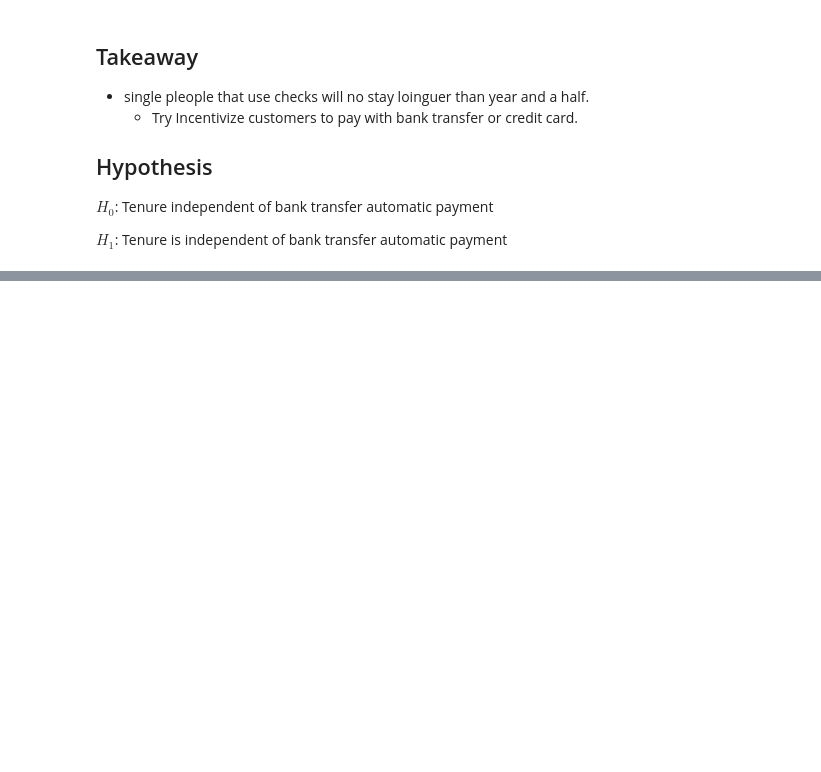
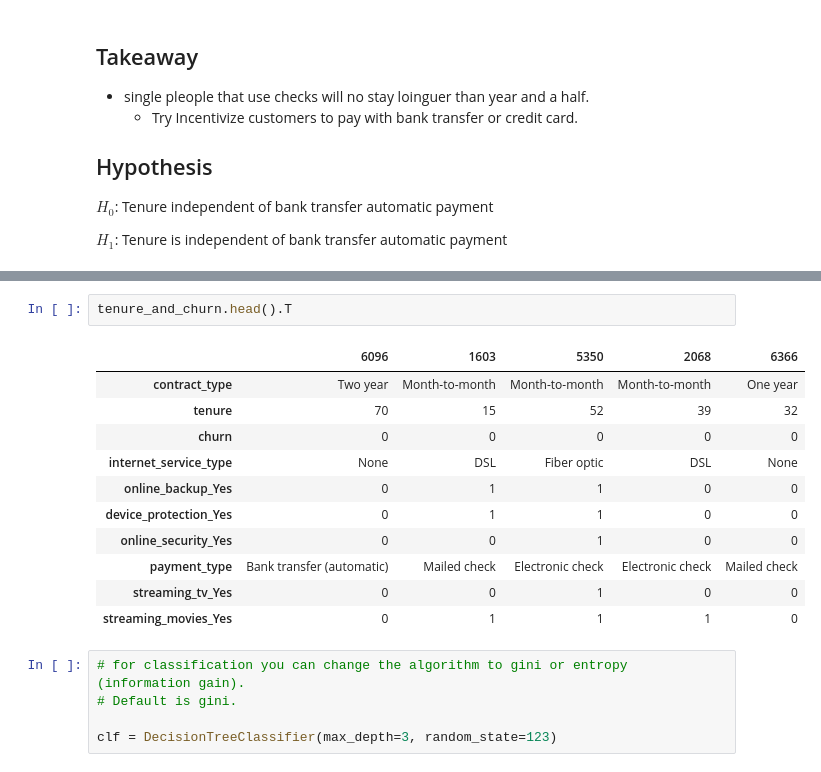
Before and after one commit to VelasquezAlejandro044/telco_classification_project, a Jupyter notebook: telco_churn_project.ipynb, the cells around one changed output, grey strips where cells are left out. Saved outputs shown, nothing was run; the diff lists cells and outputs as text; blank space fills up the shorter version.

```diff
--- a/telco_churn_project.ipynb
+++ b/telco_churn_project.ipynb
@@ -459,0 +527,19 @@ $H_1$: Tenure is independent of bank transfer automatic payment
+# %%
+tenure_and_churn.head().T
+# %% [output]
+|  | 6096 | 1603 | 5350 | 2068 | 6366 |
+| contract_type | Two year | Month-to-month | Month-to-month | Month-to-month | One year |
+| tenure | 70 | 15 | 52 | 39 | 32 |
+| churn | 0 | 0 | 0 | 0 | 0 |
+| internet_service_type | None | DSL | Fiber optic | DSL | None |
+| online_backup_Yes | 0 | 1 | 1 | 0 | 0 |
+| device_protection_Yes | 0 | 1 | 1 | 0 | 0 |
+| online_security_Yes | 0 | 0 | 1 | 0 | 0 |
+| payment_type | Bank transfer (automatic) | Mailed check | Electronic check | Electronic check | Mailed check |
+| streaming_tv_Yes | 0 | 0 | 1 | 0 | 0 |
+| streaming_movies_Yes | 0 | 1 | 1 | 1 | 0 |
+# %%
+# for classification you can change the algorithm to gini or entropy (information gain).
+# Default is gini.
+
+clf = DecisionTreeClassifier(max_depth=3, random_state=123)
```
Also changed, not shown: parts of 22 cells of this notebook, 2 other files.
